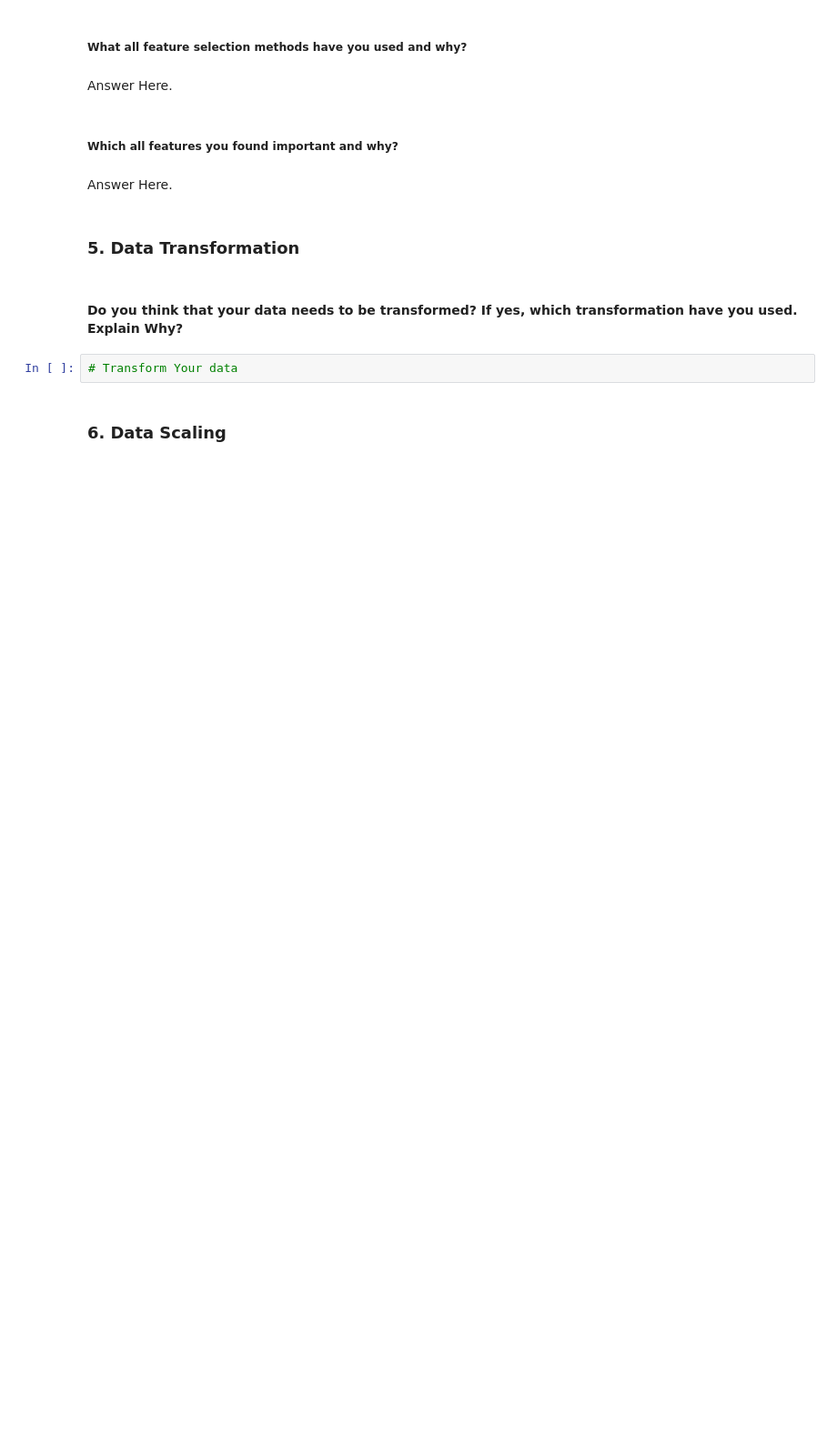
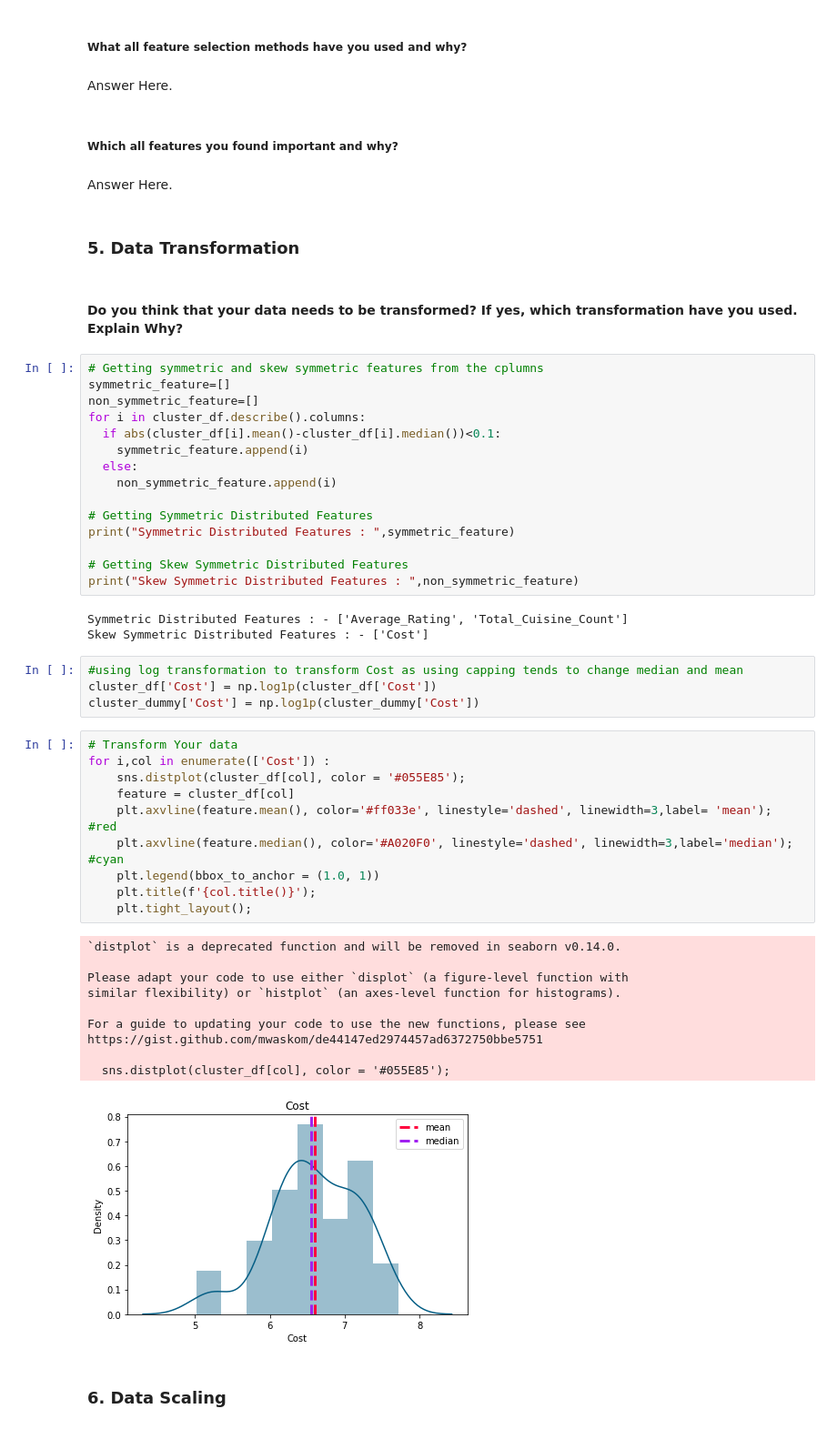
Before and after one commit to Asif-Ansari-bbl/Zomato-Resturent-Clustering-and-Sentiment-Analysis, a Jupyter notebook: Zomato_resturent_Clustering_and_Sentiment_Analysis.ipynb, the cells around one changed output. Shown at 91% size. Cells and saved outputs as stored; diff of their text form; blank space fills up the shorter version.

```diff
--- a/Zomato_resturent_Clustering_and_Sentiment_Analysis.ipynb
+++ b/Zomato_resturent_Clustering_and_Sentiment_Analysis.ipynb
@@ -2012,8 +2086,49 @@ Answer Here.
 ### 5. Data Transformation
 # %% [markdown]
 #### Do you think that your data needs to be transformed? If yes, which transformation have you used. Explain Why?
-# %%
-# Transform Your data
+# %%
+# Getting symmetric and skew symmetric features from the cplumns
+symmetric_feature=[]
+non_symmetric_feature=[]
+for i in cluster_df.describe().columns:
+  if abs(cluster_df[i].mean()-cluster_df[i].median())<0.1:
+    symmetric_feature.append(i)
+  else:
+    non_symmetric_feature.append(i)
+
+# Getting Symmetric Distributed Features
+print("Symmetric Distributed Features : ",symmetric_feature)
+
+# Getting Skew Symmetric Distributed Features
+print("Skew Symmetric Distributed Features : ",non_symmetric_feature)
+# %% [output]
+Symmetric Distributed Features : - ['Average_Rating', 'Total_Cuisine_Count']
+Skew Symmetric Distributed Features : - ['Cost']
+# %%
+#using log transformation to transform Cost as using capping tends to change median and mean
+cluster_df['Cost'] = np.log1p(cluster_df['Cost'])
+cluster_dummy['Cost'] = np.log1p(cluster_dummy['Cost'])
+# %%
+# Transform Your data
+for i,col in enumerate(['Cost']) :
+    sns.distplot(cluster_df[col], color = '#055E85');
+    feature = cluster_df[col]
+    plt.axvline(feature.mean(), color='#ff033e', linestyle='dashed', linewidth=3,label= 'mean');  #red
+    plt.axvline(feature.median(), color='#A020F0', linestyle='dashed', linewidth=3,label='median'); #cyan
+    plt.legend(bbox_to_anchor = (1.0, 1))
+    plt.title(f'{col.title()}');
+    plt.tight_layout();
+# %% [output]
+`distplot` is a deprecated function and will be removed in seaborn v0.14.0.
+
+Please adapt your code to use either `displot` (a figure-level function with
+similar flexibility) or `histplot` (an axes-level function for histograms).
+
+For a guide to updating your code to use the new functions, please see
+https://gist.github.com/mwaskom/de44147ed2974457ad6372750bbe5751
+
+  sns.distplot(cluster_df[col], color = '#055E85');
+[figure, added]
 # %% [markdown]
 ### 6. Data Scaling
 # %%
```
Also changed, not shown: parts of 65 cells of this notebook.
